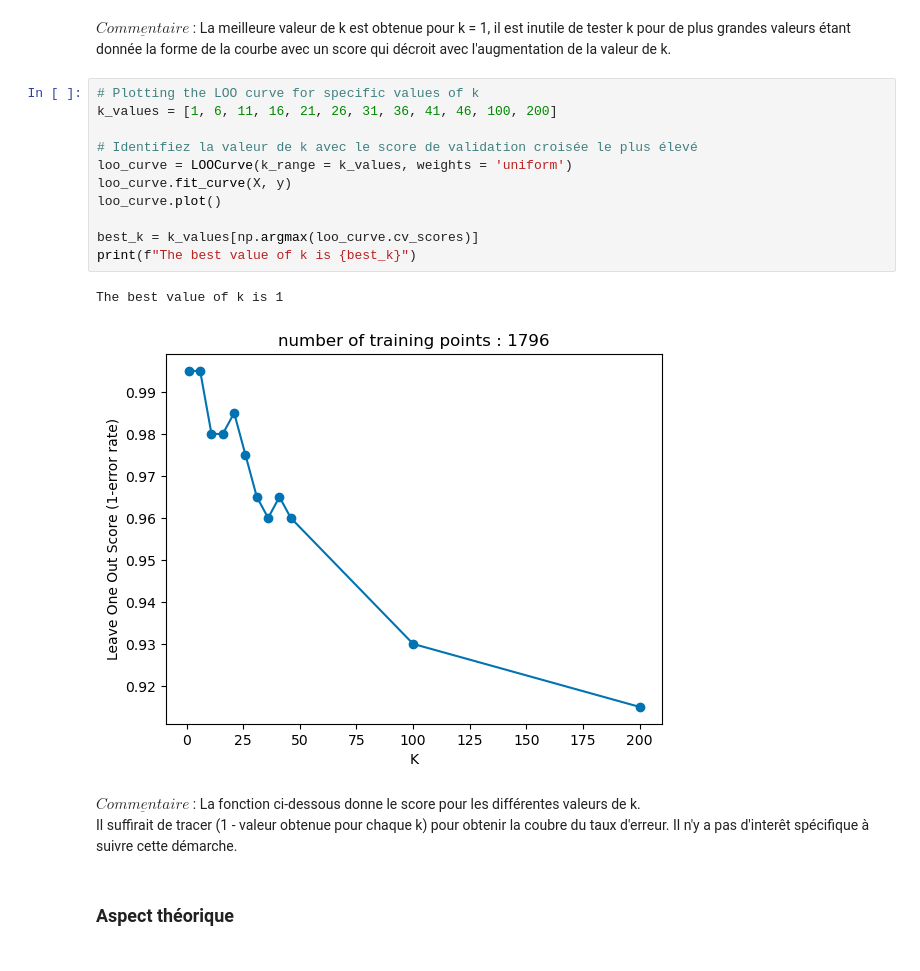
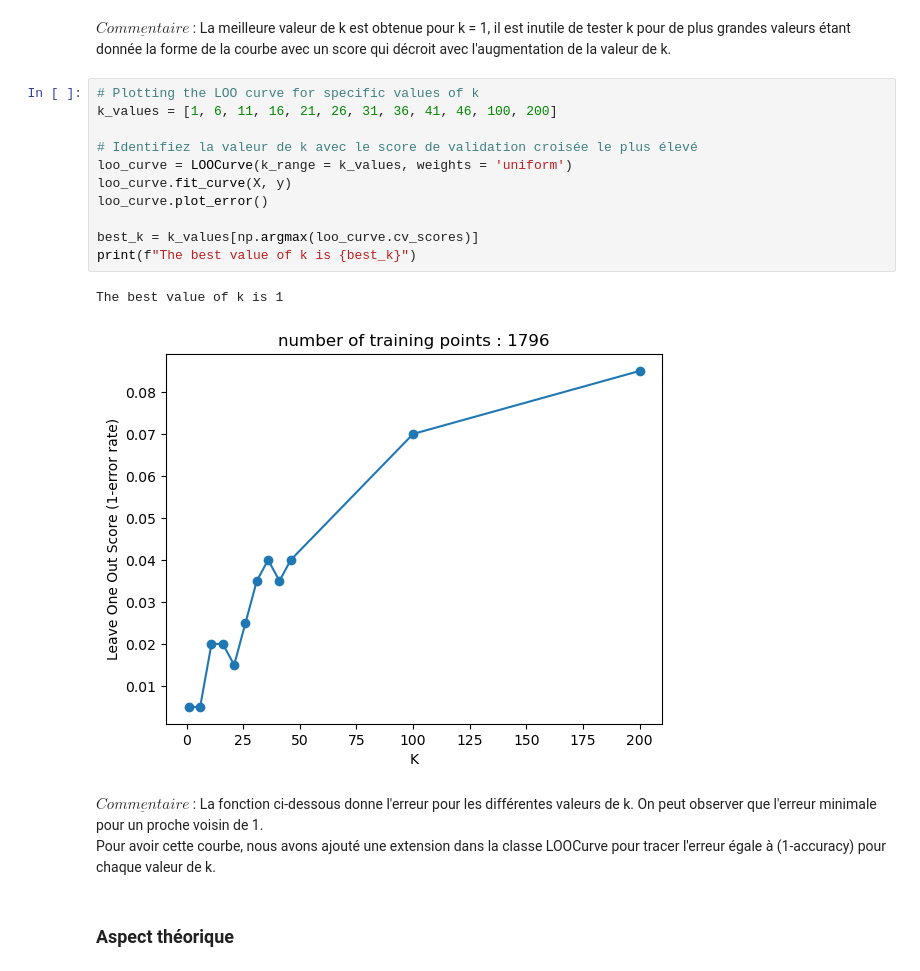
Before and after one commit to pralban/Machine-learning, a Jupyter notebook: TP2 KNN/tp2.ipynb, the cells around one changed output. Cells and saved outputs as stored; diff of their text form.

```diff
--- a/TP2 KNN/tp2.ipynb
+++ b/TP2 KNN/tp2.ipynb
@@ -585,20 +585,20 @@ The best value of k is 1
 # %%
 # Plotting the LOO curve for specific values of k
 k_values = [1, 6, 11, 16, 21, 26, 31, 36, 41, 46, 100, 200]
 
 # Identifiez la valeur de k avec le score de validation croisée le plus élevé
 loo_curve = LOOCurve(k_range = k_values, weights = 'uniform')
 loo_curve.fit_curve(X, y)
-loo_curve.plot()
+loo_curve.plot_error()
 
 best_k = k_values[np.argmax(loo_curve.cv_scores)]
 print(f"The best value of k is {best_k}")
 # %% [output]
 The best value of k is 1
-[figure, old version]
+[figure, new version]
-# %% [markdown]
- $\underline{Commentaire}$ : La fonction ci-dessous donne le score pour les différentes valeurs de k.
- Il suffirait de tracer (1 - valeur obtenue pour chaque k) pour obtenir la coubre du taux d'erreur. Il n'y a pas d'interêt spécifique à suivre cette démarche.
+# %% [markdown]
+ $\underline{Commentaire}$ : La fonction ci-dessous donne l'erreur pour les différentes valeurs de k. On peut observer que l'erreur minimale pour un proche voisin de 1.
+ Pour avoir cette courbe, nous avons ajouté une extension dans la classe LOOCurve pour tracer l'erreur égale à (1-accuracy) pour chaque valeur  de k.
 # %% [markdown]
 ### Aspect théorique
 # %% [markdown]
```
Also changed, not shown: parts of 1 cell of this notebook, 1 other file.
